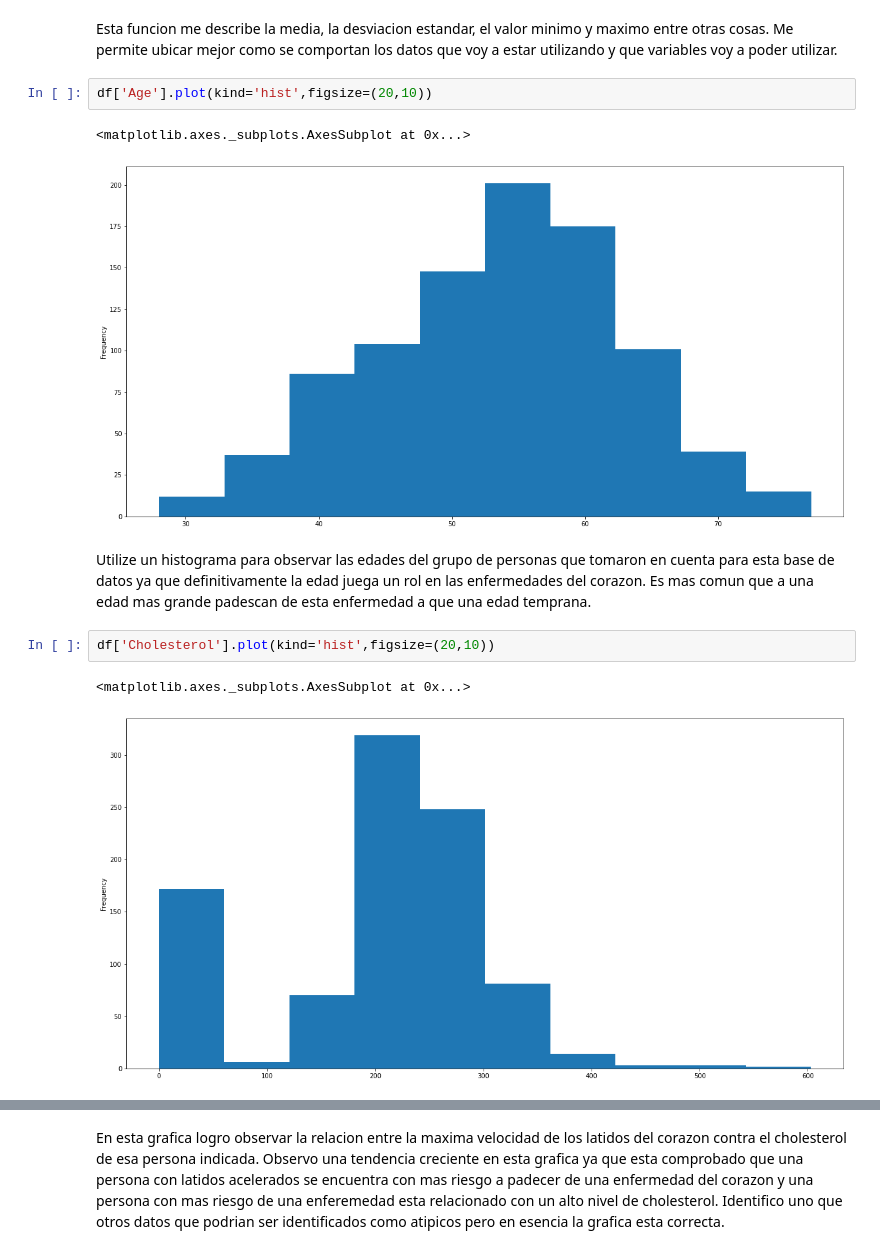
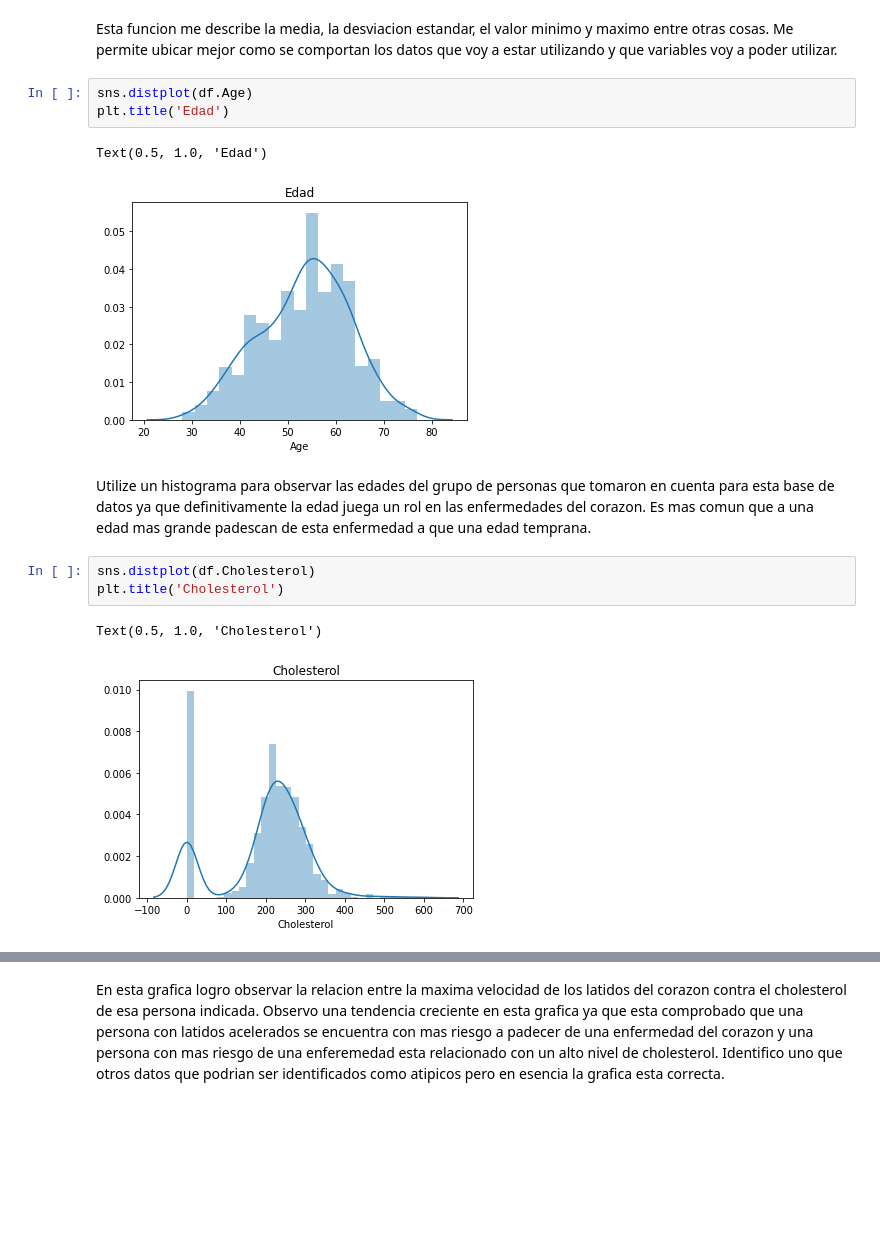
Before and after one commit to alejandrotorre3/AlejandroTorre, a Jupyter notebook: RETO NUEVO.ipynb, the cells around one changed output, grey strips where cells are left out. Drawn from its saved outputs; the diff is of its cells as text; blank space fills up the shorter version.

```diff
--- a/RETO NUEVO.ipynb
+++ b/RETO NUEVO.ipynb
@@ -90,17 +92,19 @@ df.describe()
 # %% [markdown]
 Esta funcion me describe la media, la desviacion estandar, el valor minimo y maximo entre otras cosas. Me permite ubicar mejor como se comportan los datos que voy a estar utilizando y que variables voy a poder utilizar.
 # %%
-df['Age'].plot(kind='hist',figsize=(20,10))
+sns.distplot(df.Age)
+plt.title('Edad')
 # %% [output]
-<matplotlib.axes._subplots.AxesSubplot at 0x...>
+Text(0.5, 1.0, 'Edad')
-[figure, old version]
+[figure, new version]
 # %% [markdown]
 Utilize un histograma para observar las edades del grupo de personas que tomaron en cuenta para esta base de datos ya que definitivamente la edad juega un rol en las enfermedades del corazon. Es mas comun que a una edad mas grande padescan de esta enfermedad a que una edad temprana.
 # %%
-df['Cholesterol'].plot(kind='hist',figsize=(20,10))
+sns.distplot(df.Cholesterol)
+plt.title('Cholesterol')
 # %% [output]
-<matplotlib.axes._subplots.AxesSubplot at 0x...>
+Text(0.5, 1.0, 'Cholesterol')
-[figure, old version]
+[figure, new version]
 # %%
 sns.lineplot(x="MaxHR", y="Cholesterol", data=df)
 # %% [output]
```
Also changed, not shown: parts of 8 cells of this notebook.
